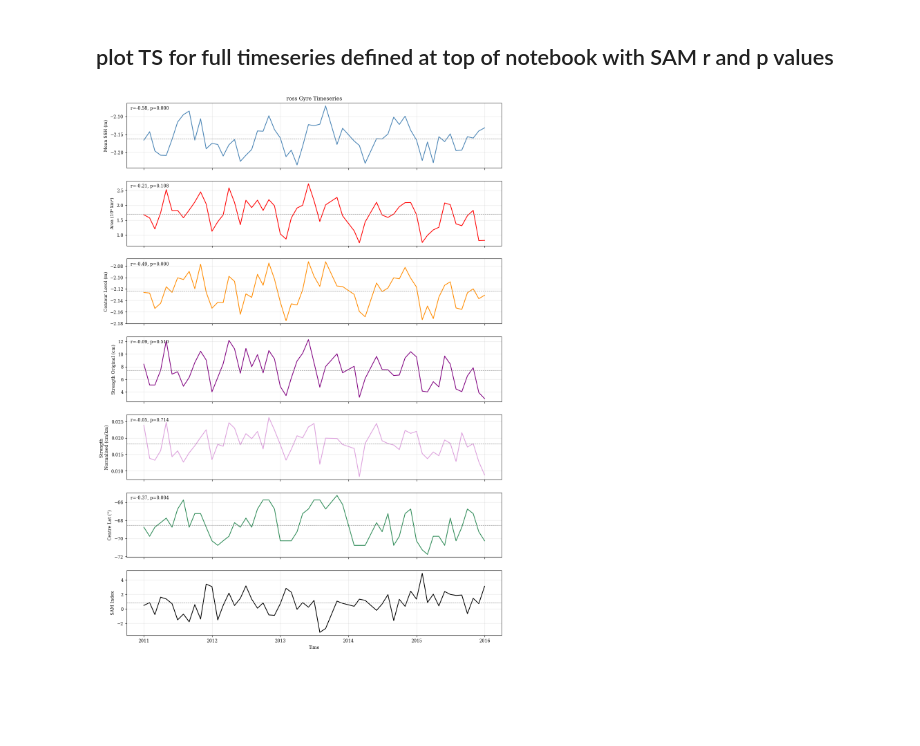
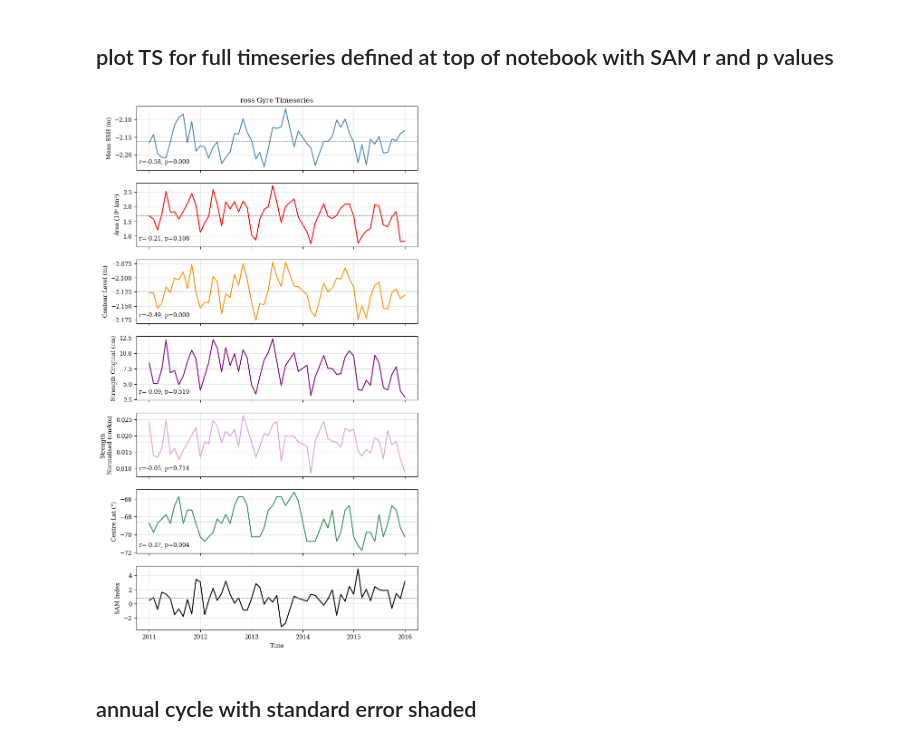
Before and after one commit to isabelle-white/SLA_analysis, a Jupyter notebook: Scripts/phd_scripts/largest_closed_contour_smoothed.ipynb, the cells around one changed output. Cells and saved outputs as stored; diff of their text form; code cells hidden in the pictures; blank space fills up the shorter version.

```diff
--- a/Scripts/phd_scripts/largest_closed_contour_smoothed.ipynb
+++ b/Scripts/phd_scripts/largest_closed_contour_smoothed.ipynb
@@ -1453,7 +1003,7 @@ def spstere_plot_gyre_contours(ax, m_sec, wedge_patch,
     if plot_mode in ('single', 'range') and n <= 12:
         ax.legend(loc='lower left', fontsize=7, framealpha=0.85)
 
-def spstere_mean_contour_plot(ax, m_sec, wedge_patch, mean_verts, color = 'black', linewidth = 2, linestyle = '--', label = 'Mean Contour'):
+def spstere_mean_contour_plot(ax, m_sec, wedge_patch, mean_verts, color = 'black', linewidth = 2, linestyle = '-', label = 'Mean Contour'):
 
     lon_v = mean_verts[:, 0] % 360   # ensure 0–360
     lat_v = mean_verts[:, 1]
@@ -1992,7 +1477,7 @@ corr_lat, p_lat = pearsonr(sam_for_times[mask], np.array(centre_lats)[mask])
 # 5. Plot 6‑panel figure
 # ---------------------------------------------------------
 
-fig, axes = plt.subplots(7, 1, figsize=(14, 20), sharex=True)
+fig, axes = plt.subplots(7, 1, figsize=(8, 15), sharex=True)
 
 # Panel 1 — SSH
 axes[0].plot(times, ssh_vals, color='steelblue', linewidth=1.5)
@@ -2000,50 +1485,52 @@ axes[0].axhline(np.nanmean(ssh_vals), color='gray', linestyle='--', linewidth=0.
 axes[0].set_ylabel('Mean SSH (m)')
 axes[0].set_title(f'{gyre_name} Gyre Timeseries')
 axes[0].grid(alpha=0.3)
-axes[0].text(0.01, 0.9, f"r={corr_ssh:.2f}, p={p_ssh:.3f}", transform=axes[0].transAxes)
+axes[0].text(0.01, 0.1, f"r={corr_ssh:.2f}, p={p_ssh:.3f}", transform=axes[0].transAxes)
 
 # Panel 2 — Area
 axes[1].plot(times, areas_km2, color='red', linewidth=1.5)
 axes[1].axhline(np.nanmean(areas_km2), color='gray', linestyle='--', linewidth=0.8)
 axes[1].set_ylabel('Area (10⁶ km²)')
 axes[1].grid(alpha=0.3)
-axes[1].text(0.01, 0.9, f"r={corr_area:.2f}, p={p_area:.3f}", transform=axes[1].transAxes)
+axes[1].text(0.01, 0.1, f"r={corr_area:.2f}, p={p_area:.3f}", transform=axes[1].transAxes)
 
 # Panel 3 — Contour Level
 axes[2].plot(times, levels, color='darkorange', linewidth=1.5)
 axes[2].axhline(np.nanmean(levels), color='gray', linestyle='--', linewidth=0.8)
 axes[2].set_ylabel('Contour Level (m)')
 axes[2].grid(alpha=0.3)
-axes[2].text(0.01, 0.9, f"r={corr_level:.2f}, p={p_level:.3f}", transform=axes[2].transAxes)
+axes[2].text(0.01, 0.1, f"r={corr_level:.2f}, p={p_level:.3f}", transform=axes[2].transAxes)
 
 # Panel 4 — Strength
 axes[3].plot(times, np.array(strength_original)*1e2, color='purple', linewidth=1.5)
 axes[3].axhline(np.nanmean(strength_original)*1e2, color='gray', linestyle='--', linewidth=0.8)
 axes[3].set_ylabel('Strength Original (cm)')
 axes[3].grid(alpha=0.3)
-axes[3].text(0.01, 0.9, f"r={corr_strength_orig:.2f}, p={p_strength_orig:.3f}", transform=axes[3].transAxes)
+axes[3].text(0.01, 0.1, f"r={corr_strength_orig:.2f}, p={p_strength_orig:.3f}", transform=axes[3].transAxes)
 
 axes[4].plot(times, np.array(strength_normalised)*1e2, color='plum', linewidth=1.5)
 axes[4].axhline(np.nanmean(strength_normalised)*1e2, color='gray', linestyle='--', linewidth=0.8)
 axes[4].set_ylabel('Strength \nNormalised (cm/km)')
 axes[4].grid(alpha=0.3)
-axes[4].text(0.01, 0.9, f"r={corr_strength_norm:.2f}, p={p_strength_norm:.3f}", transform=axes[4].transAxes)
+axes[4].text(0.01, 0.1, f"r={corr_strength_norm:.2f}, p={p_strength_norm:.3f}", transform=axes[4].transAxes)
 
 # Panel 6 — Centre Latitude
 axes[5].plot(times, centre_lats, color='seagreen', linewidth=1.5)
 axes[5].axhline(np.nanmean(centre_lats), color='gray', linestyle='--', linewidth=0.8)
 axes[5].set_ylabel('Centre Lat (°)')
 axes[5].grid(alpha=0.3)
-axes[5].text(0.01, 0.9, f"r={corr_lat:.2f}, p={p_lat:.3f}", transform=axes[5].transAxes)
+axes[5].text(0.01, 0.1, f"r={corr_lat:.2f}, p={p_lat:.3f}", transform=axes[5].transAxes)
 
 # Panel 7 — SAM Index
 axes[6].plot(times, sam_for_times, color='black', linewidth=1.5)
 axes[6].axhline(np.nanmean(sam_for_times), color='gray', linestyle='--', linewidth=0.8)
 axes[6].set_ylabel('SAM Index')
 axes[6].set_xlabel('Time')
 axes[6].grid(alpha=0.3)
 
 # plt.tight_layout()
 plt.show()
 # %% [output]
-[figure, old version]
+[figure, new version]
+# %% [markdown]
+## annual cycle with standard error shaded
```
Also changed, not shown: parts of 11 cells of this notebook, 55 other files.
